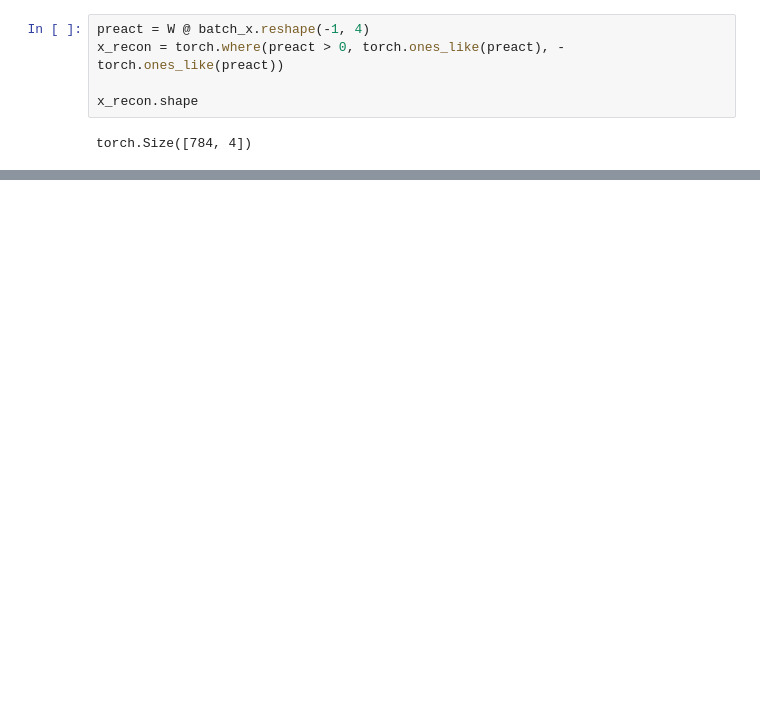
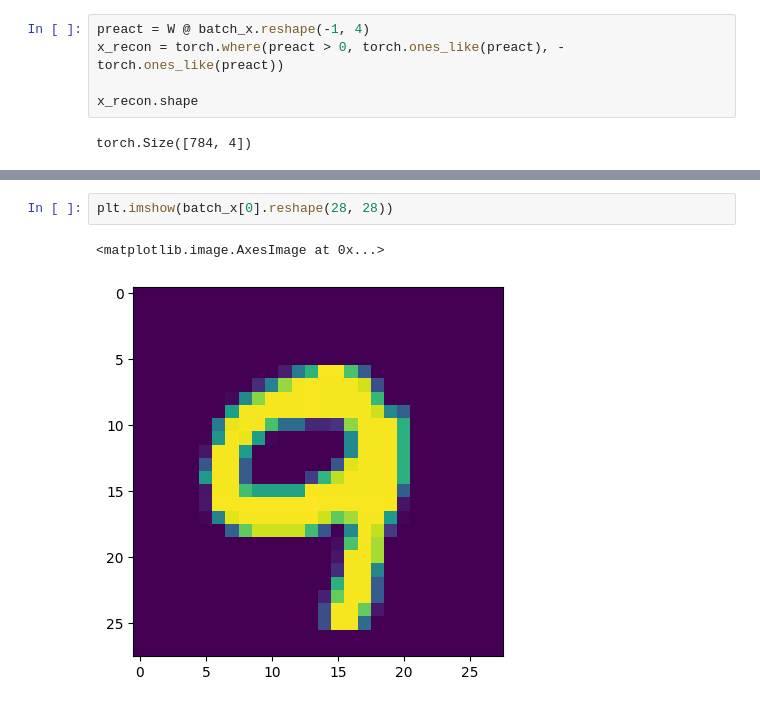
Before and after one commit to Janko-dev/data_analysis_and_machine_learning, a Jupyter notebook: notebooks/hopfield_network.ipynb, the cells around one changed output, grey strips where cells are left out. Saved outputs shown, nothing was run; the diff lists cells and outputs as text; blank space fills up the shorter version.

```diff
--- a/notebooks/hopfield_network.ipynb
+++ b/notebooks/hopfield_network.ipynb
@@ -84,0 +105,5 @@ plt.imshow(x_recon[:, 0].reshape(28, 28))
+# %%
+plt.imshow(batch_x[0].reshape(28, 28))
+# %% [output]
+<matplotlib.image.AxesImage at 0x...>
+[figure, added]
```
Also changed, not shown: parts of 8 cells of this notebook, 2 other files.
